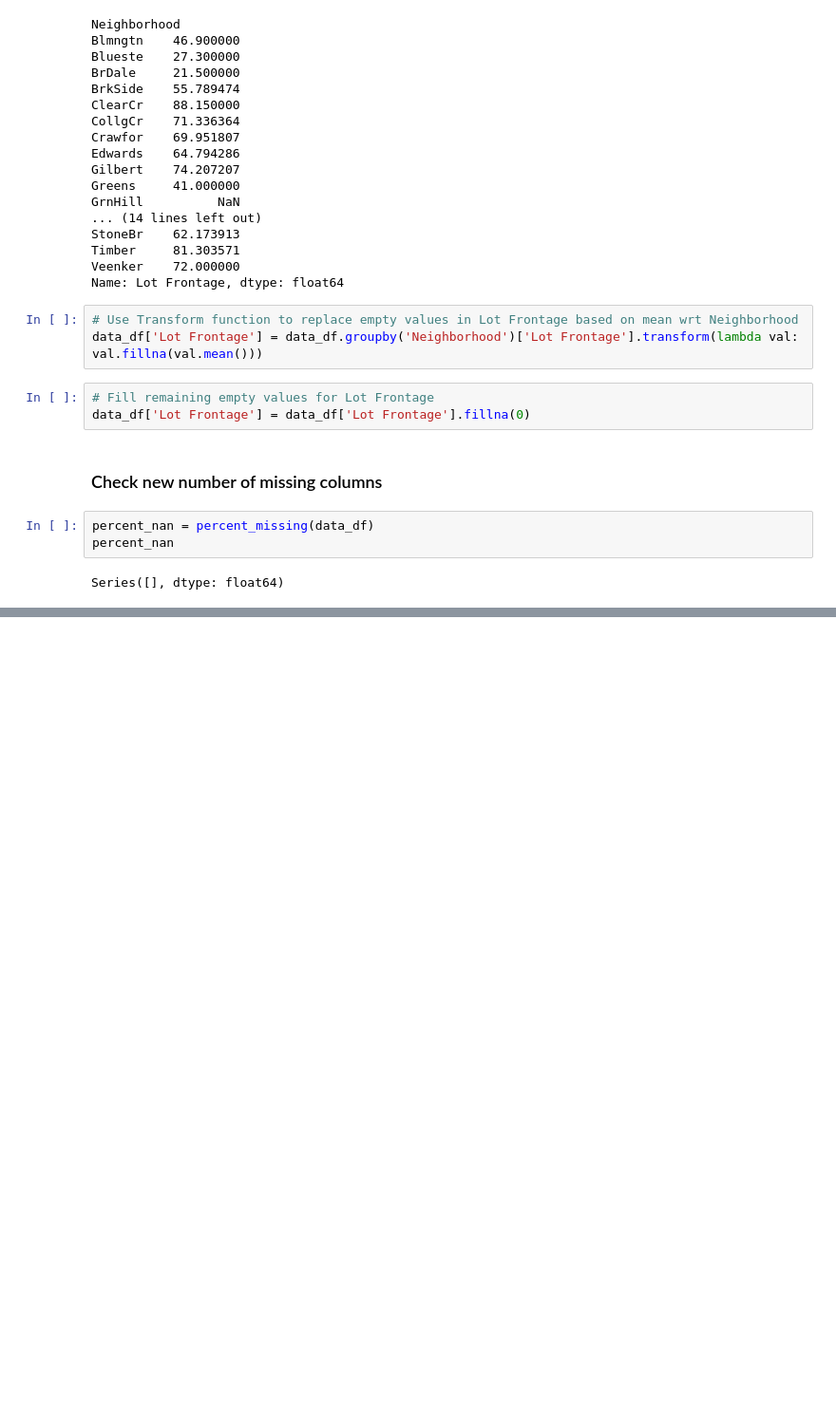
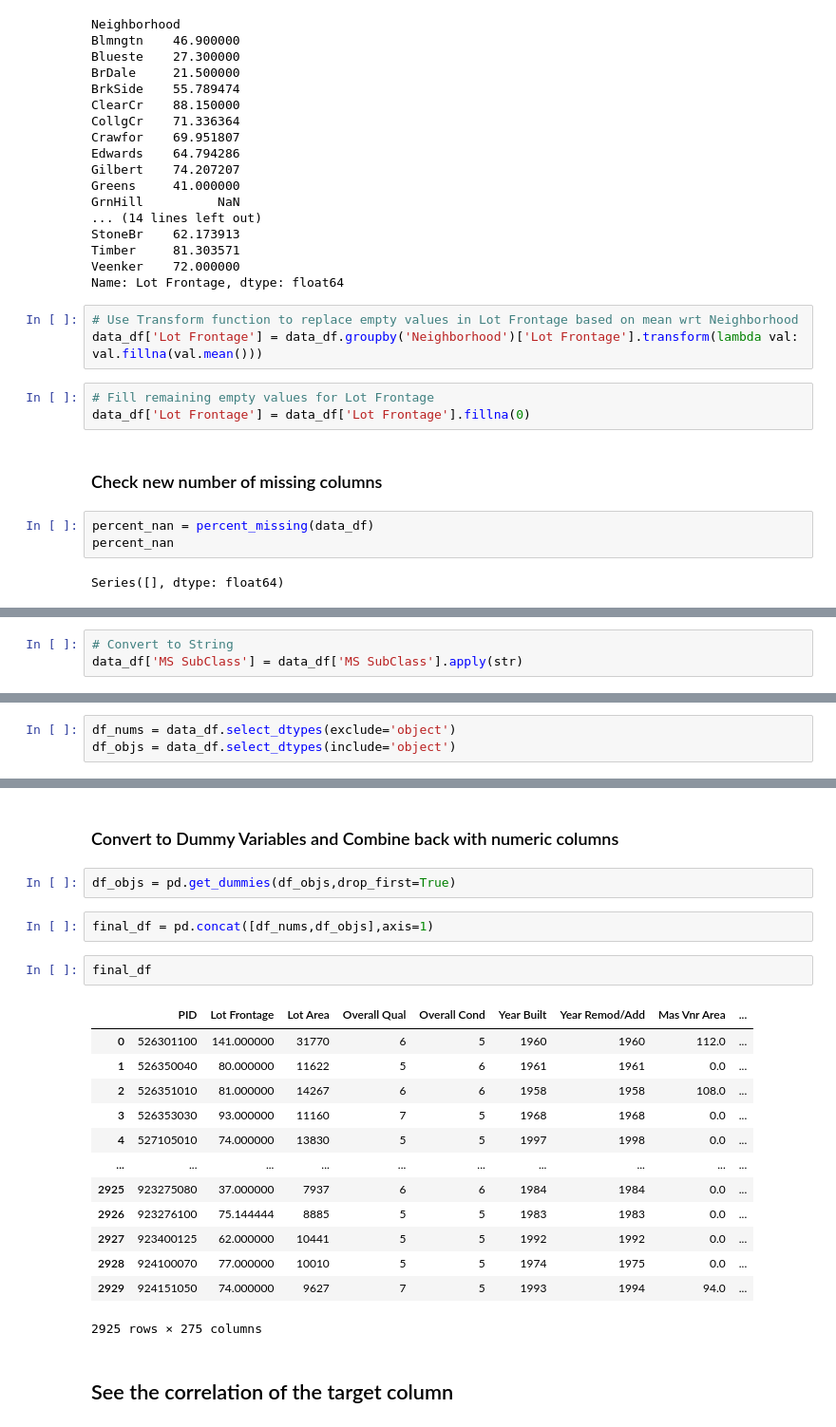
Before and after one commit to jasjyotsinghjaswal/Machine_Learning_JosePortilla2021, a Jupyter notebook: feature_engg_template.ipynb, the cells around one changed output, grey strips where cells are left out. Shown: that part at 95% size. Cells and saved outputs as stored; diff of their text form; blank space fills up the shorter version.

Commit message:
Completed Feature Engineering with Dummy Variables for categoricalfeatures

```diff
--- a/feature_engg_template.ipynb
+++ b/feature_engg_template.ipynb
@@ -363,0 +363,3 @@ Series([], dtype: float64)
+# %%
+# Convert to String
+data_df['MS SubClass'] = data_df['MS SubClass'].apply(str)
@@ -363,0 +368,3 @@ Series([], dtype: float64)
+# %%
+df_nums = data_df.select_dtypes(exclude='object')
+df_objs = data_df.select_dtypes(include='object')
@@ -363,0 +411,24 @@ Series([], dtype: float64)
+# %% [markdown]
+### Convert to Dummy Variables and Combine back with numeric columns
+# %%
+df_objs = pd.get_dummies(df_objs,drop_first=True)
+# %%
+final_df = pd.concat([df_nums,df_objs],axis=1)
+# %%
+final_df
+# %% [output]
+|  | PID | Lot Frontage | Lot Area | Overall Qual | Overall Cond | Year Built | Year Remod/Add | Mas Vnr Area | ... |
+| 0 | 526301100 | 141.000000 | 31770 | 6 | 5 | 1960 | 1960 | 112.0 | ... |
+| 1 | 526350040 | 80.000000 | 11622 | 5 | 6 | 1961 | 1961 | 0.0 | ... |
+| 2 | 526351010 | 81.000000 | 14267 | 6 | 6 | 1958 | 1958 | 108.0 | ... |
+| 3 | 526353030 | 93.000000 | 11160 | 7 | 5 | 1968 | 1968 | 0.0 | ... |
+| 4 | 527105010 | 74.000000 | 13830 | 5 | 5 | 1997 | 1998 | 0.0 | ... |
+| ... | ... | ... | ... | ... | ... | ... | ... | ... | ... |
+| 2925 | 923275080 | 37.000000 | 7937 | 6 | 6 | 1984 | 1984 | 0.0 | ... |
+| 2926 | 923276100 | 75.144444 | 8885 | 5 | 5 | 1983 | 1983 | 0.0 | ... |
+| 2927 | 923400125 | 62.000000 | 10441 | 5 | 5 | 1992 | 1992 | 0.0 | ... |
+| 2928 | 924100070 | 77.000000 | 10010 | 5 | 5 | 1974 | 1975 | 0.0 | ... |
+| 2929 | 924151050 | 74.000000 | 9627 | 7 | 5 | 1993 | 1994 | 94.0 | ... |
+2925 rows × 275 columns
+# %% [markdown]
+## See the correlation of the target column
```
Also changed, not shown: parts of 7 cells of this notebook.
